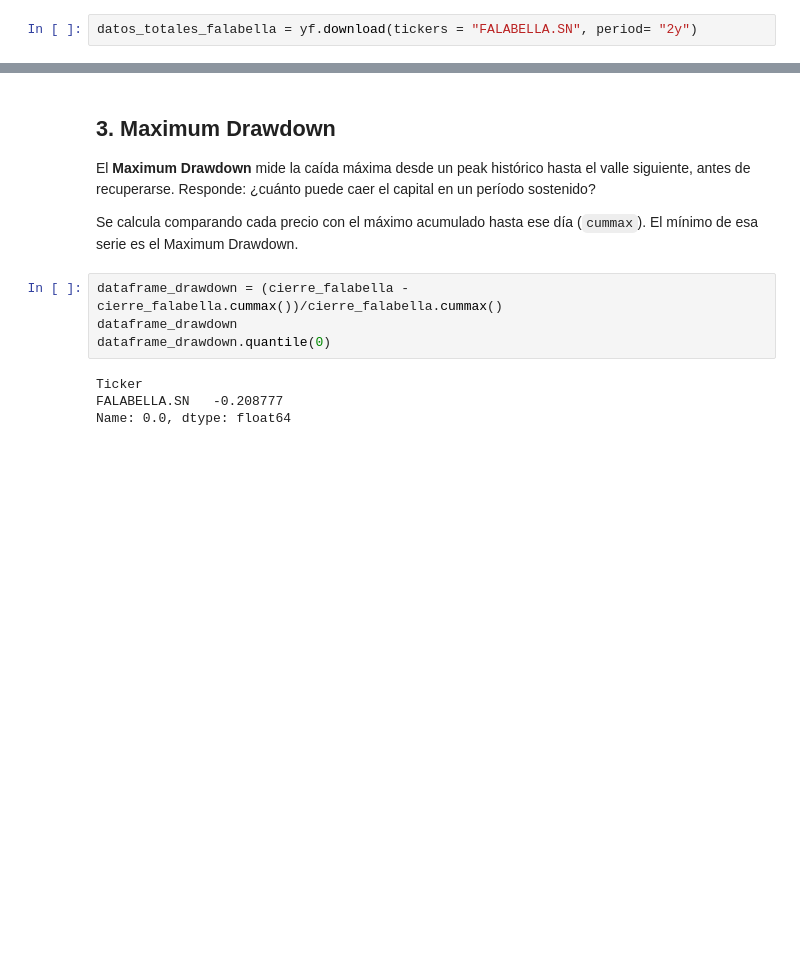
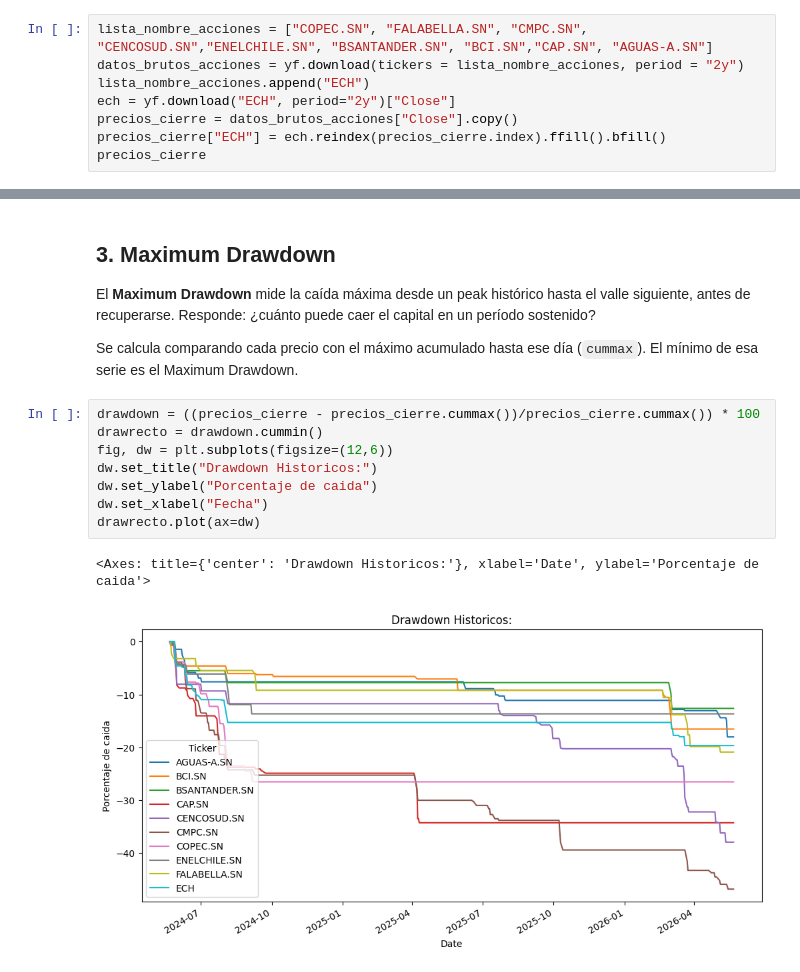
Before and after one commit to pablovergaraw/quant-journey-pablo, a Jupyter notebook: 03_riesgo.ipynb, the cells around one changed output, grey strips where cells are left out. Cells and saved outputs as stored; diff of their text form; blank space fills up the shorter version.

```diff
--- a/03_riesgo.ipynb
+++ b/03_riesgo.ipynb
@@ -15,3 +17,9 @@ import numpy as np
 # %%
-datos_totales_falabella = yf.download(tickers = "FALABELLA.SN", period= "2y")
+lista_nombre_acciones = ["COPEC.SN", "FALABELLA.SN", "CMPC.SN", "CENCOSUD.SN","ENELCHILE.SN", "BSANTANDER.SN", "BCI.SN","CAP.SN", "AGUAS-A.SN"]
+datos_brutos_acciones = yf.download(tickers = lista_nombre_acciones, period = "2y")
+lista_nombre_acciones.append("ECH")
+ech = yf.download("ECH", period="2y")["Close"]
+precios_cierre = datos_brutos_acciones["Close"].copy()
+precios_cierre["ECH"] = ech.reindex(precios_cierre.index).ffill().bfill()
+precios_cierre
 # %% [output]
@@ -50,10 +114,13 @@ El **Maximum Drawdown** mide la caída máxima desde un peak histórico hasta el
 
 Se calcula comparando cada precio con el máximo acumulado hasta ese día (`cummax`). El mínimo de esa serie es el Maximum Drawdown.
 # %%
-dataframe_drawdown = (cierre_falabella - cierre_falabella.cummax())/cierre_falabella.cummax()
-dataframe_drawdown
-dataframe_drawdown.quantile(0)
+drawdown = ((precios_cierre - precios_cierre.cummax())/precios_cierre.cummax()) * 100
+drawrecto = drawdown.cummin()
+fig, dw = plt.subplots(figsize=(12,6))
+dw.set_title("Drawdown Historicos:")
+dw.set_ylabel("Porcentaje de caida")
+dw.set_xlabel("Fecha")
+drawrecto.plot(ax=dw)
 # %% [output]
-Ticker
-FALABELLA.SN   -0.208777
-Name: 0.0, dtype: float64
+<Axes: title={'center': 'Drawdown Historicos:'}, xlabel='Date', ylabel='Porcentaje de caida'>
+[figure, added]
```
Also changed, not shown: parts of 9 cells of this notebook, 2 other files.
